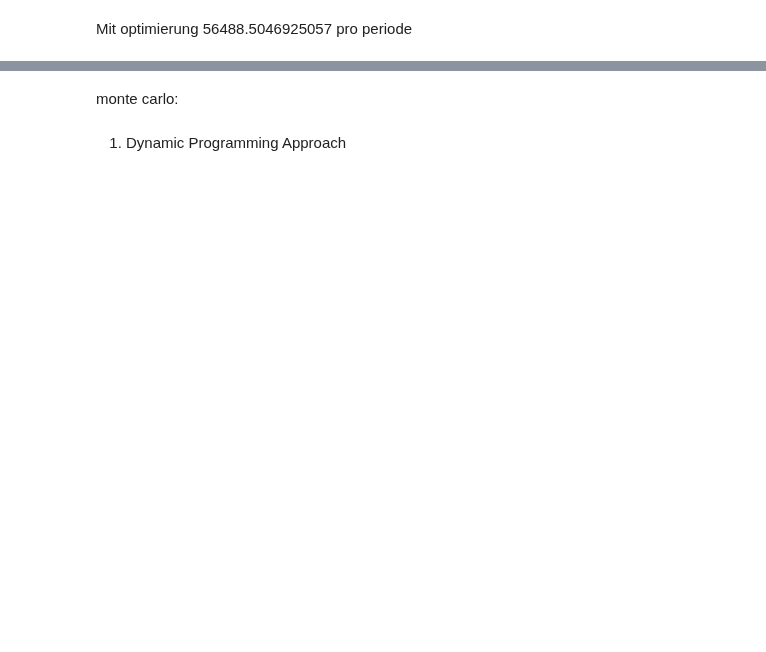
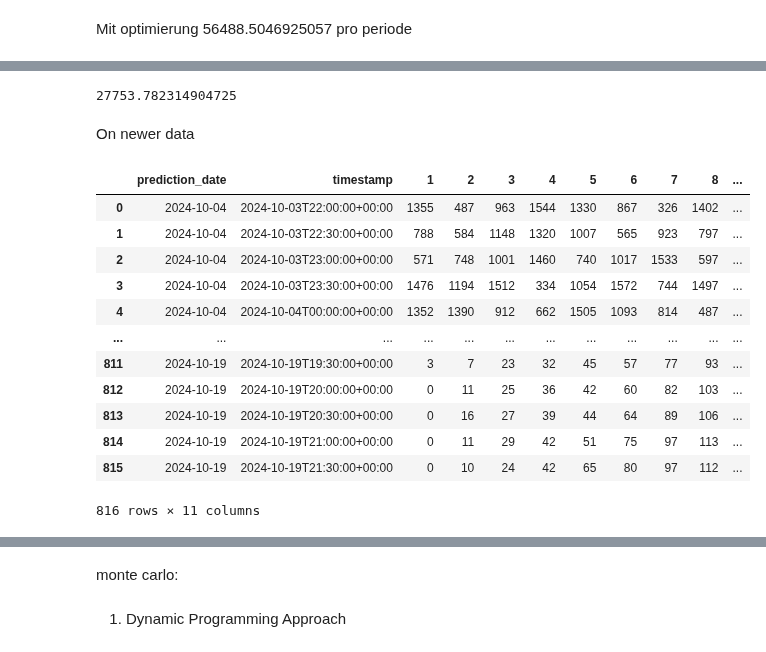
Before and after one commit to P-AEL/Energy_production_price_prediction, a Jupyter notebook: paul_analyse/Bidding.ipynb, the cells around one changed output, grey strips where cells are left out. Cells and saved outputs as stored; diff of their text form; code cells hidden in the pictures; blank space fills up the shorter version.

```diff
--- a/paul_analyse/Bidding.ipynb
+++ b/paul_analyse/Bidding.ipynb
@@ -144,0 +254,6 @@ Revenue
+# %%
+df_bbidding.revenue_normal.mean()
+# %% [output]
+27753.782314904725
+# %% [markdown]
+On newer data
@@ -144,0 +324,45 @@ Revenue
+# %%
+# Extrahiere Daten
+dataframe_list = []
+
+for entry in data:
+    prediction_date = entry['prediction_date']
+
+    # Iteriere durch jedes 'submission' Element
+    for submission in entry['solution']['submission']:
+        timestamp = submission['timestamp']
+        probabilistic_forecast = submission['probabilistic_forecast']
+
+        # Extrahiere die Werte von 'probabilistic_forecast' und füge sie der Liste hinzu
+        row = {
+            'prediction_date': prediction_date,
+            'timestamp': timestamp,
+            '1': probabilistic_forecast.get('10', None),
+            '2': probabilistic_forecast.get('20', None),
+            '3': probabilistic_forecast.get('30', None),
+            '4': probabilistic_forecast.get('40', None),
+            '5': probabilistic_forecast.get('50', None),
+            '6': probabilistic_forecast.get('60', None),
+            '7': probabilistic_forecast.get('70', None),
+            '8': probabilistic_forecast.get('80', None),
+            '9': probabilistic_forecast.get('90', None)
+        }
+        dataframe_list.append(row)
+
+# Erstelle DataFrame
+df_api_new = pd.DataFrame(dataframe_list)
+df_api_new
+# %% [output]
+|  | prediction_date | timestamp | 1 | 2 | 3 | 4 | 5 | 6 | 7 | 8 | ... |
+| 0 | 2024-10-04 | 2024-10-03T22:00:00+00:00 | 1355 | 487 | 963 | 1544 | 1330 | 867 | 326 | 1402 | ... |
+| 1 | 2024-10-04 | 2024-10-03T22:30:00+00:00 | 788 | 584 | 1148 | 1320 | 1007 | 565 | 923 | 797 | ... |
+| 2 | 2024-10-04 | 2024-10-03T23:00:00+00:00 | 571 | 748 | 1001 | 1460 | 740 | 1017 | 1533 | 597 | ... |
+| 3 | 2024-10-04 | 2024-10-03T23:30:00+00:00 | 1476 | 1194 | 1512 | 334 | 1054 | 1572 | 744 | 1497 | ... |
+| 4 | 2024-10-04 | 2024-10-04T00:00:00+00:00 | 1352 | 1390 | 912 | 662 | 1505 | 1093 | 814 | 487 | ... |
+| ... | ... | ... | ... | ... | ... | ... | ... | ... | ... | ... | ... |
+| 811 | 2024-10-19 | 2024-10-19T19:30:00+00:00 | 3 | 7 | 23 | 32 | 45 | 57 | 77 | 93 | ... |
+| 812 | 2024-10-19 | 2024-10-19T20:00:00+00:00 | 0 | 11 | 25 | 36 | 42 | 60 | 82 | 103 | ... |
+| 813 | 2024-10-19 | 2024-10-19T20:30:00+00:00 | 0 | 16 | 27 | 39 | 44 | 64 | 89 | 106 | ... |
+| 814 | 2024-10-19 | 2024-10-19T21:00:00+00:00 | 0 | 11 | 29 | 42 | 51 | 75 | 97 | 113 | ... |
+| 815 | 2024-10-19 | 2024-10-19T21:30:00+00:00 | 0 | 10 | 24 | 42 | 65 | 80 | 97 | 112 | ... |
+816 rows × 11 columns
```
Also changed, not shown: parts of 40 cells of this notebook, 10 other files.
